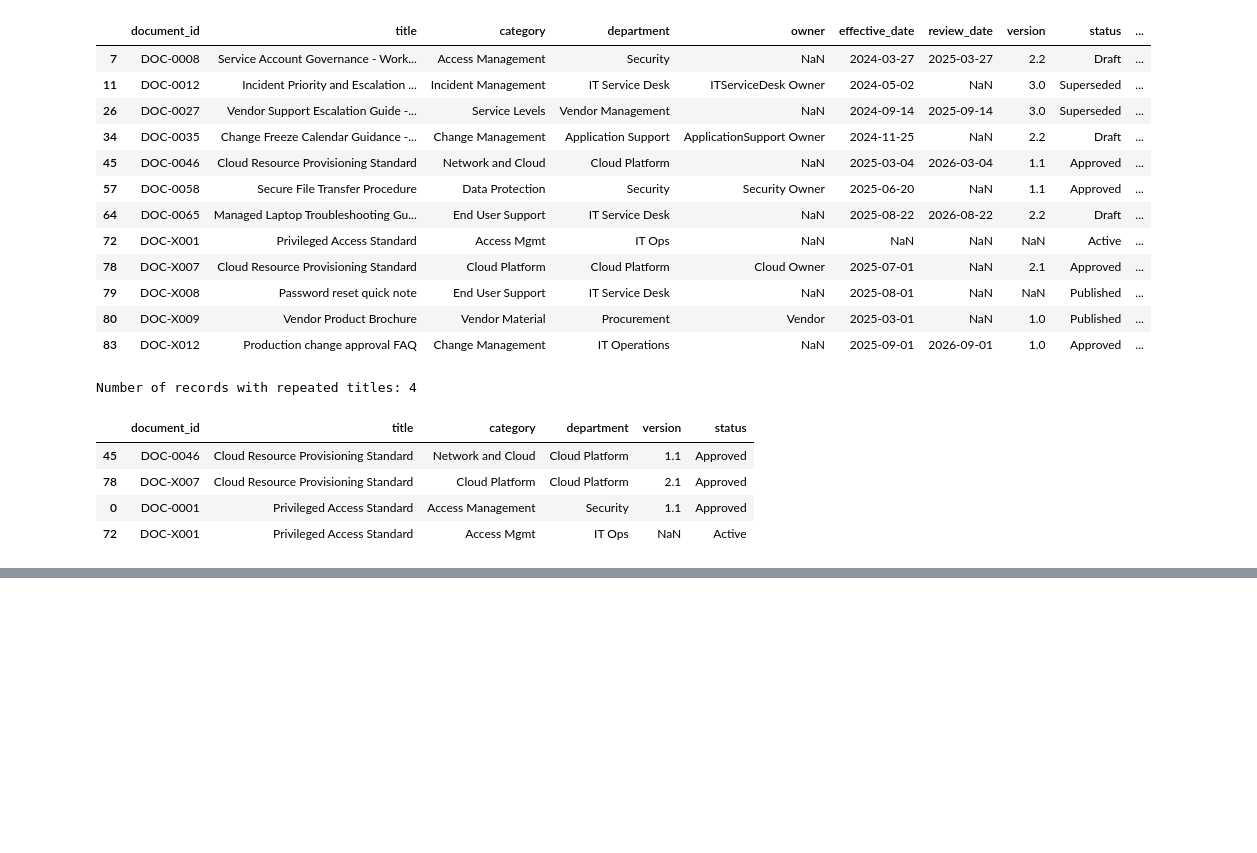
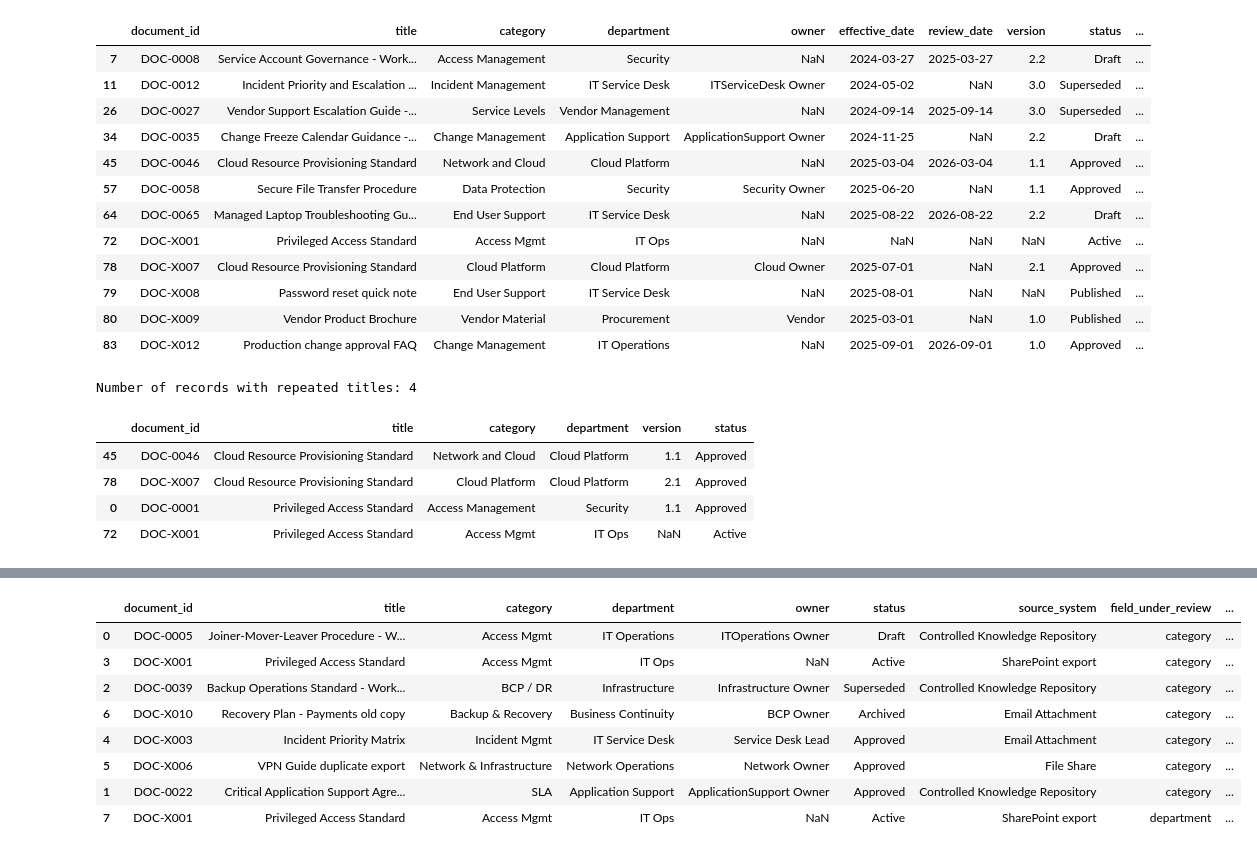
Before and after one commit to anurag-insights/RAG-Based-AI-Document-Assistant-, a Jupyter notebook: notebooks/02_Data_Cleaning.ipynb, the cells around one changed output, grey strips where cells are left out. Drawn from its saved outputs; the diff is of its cells as text; code cells hidden in the pictures; blank space fills up the shorter version.

```diff
--- a/notebooks/02_Data_Cleaning.ipynb
+++ b/notebooks/02_Data_Cleaning.ipynb
@@ -256,3 +256,20 @@ Number of records with repeated titles: 4
 | 78 | DOC-X007 | Cloud Resource Provisioning Standard | Cloud Platform | Cloud Platform | 2.1 | Approved |
 | 0 | DOC-0001 | Privileged Access Standard | Access Management | Security | 1.1 | Approved |
 | 72 | DOC-X001 | Privileged Access Standard | Access Mgmt | IT Ops | NaN | Active |
+# %%
+
+categorical_columns = [
+    "category",
+    "department",
+    "owner",
+    "status",
+    "source_system",
+    "access_level"
+]
+
+for column in categorical_columns:
+    if column in clean_df.columns:
+        print(f"\n{'=' * 60}")
+        print(f"Column: {column}")
+        print(f"Unique values: {clean_df[column].nunique(dropna=True)}")
+        print(clean_df[column].value_counts(dropna=False).to_string())
@@ -258,0 +319,55 @@ Number of records with repeated titles: 4
+# %%
+
+review_values = {
+    "category": [
+        "Access Mgmt",
+        "Incident Mgmt",
+        "SLA",
+        "BCP / DR",
+        "Network & Infrastructure",
+        "Backup & Recovery"
+    ],
+    "department": ["IT Ops"],
+    "status": ["approved"]
+}
+
+review_parts = []
+
+for column, values in review_values.items():
+    selected = clean_df[clean_df[column].isin(values)].copy()
+
+    if not selected.empty:
+        selected["field_under_review"] = column
+        selected["value_under_review"] = selected[column]
+        review_parts.append(selected)
+
+if review_parts:
+    metadata_review_df = pd.concat(review_parts, ignore_index=True)
+
+    display(
+        metadata_review_df[
+            [
+                "document_id",
+                "title",
+                "category",
+                "department",
+                "owner",
+                "status",
+                "source_system",
+                "field_under_review",
+                "value_under_review"
+            ]
+        ].sort_values(["field_under_review", "value_under_review"])
+    )
+else:
+    print("No candidate values found.")
+# %% [output]
+|  | document_id | title | category | department | owner | status | source_system | field_under_review | ... |
+| 0 | DOC-0005 | Joiner-Mover-Leaver Procedure - W... | Access Mgmt | IT Operations | ITOperations Owner | Draft | Controlled Knowledge Repository | category | ... |
+| 3 | DOC-X001 | Privileged Access Standard | Access Mgmt | IT Ops | NaN | Active | SharePoint export | category | ... |
+| 2 | DOC-0039 | Backup Operations Standard - Work... | BCP / DR | Infrastructure | Infrastructure Owner | Superseded | Controlled Knowledge Repository | category | ... |
+| 6 | DOC-X010 | Recovery Plan - Payments old copy | Backup & Recovery | Business Continuity | BCP Owner | Archived | Email Attachment | category | ... |
+| 4 | DOC-X003 | Incident Priority Matrix | Incident Mgmt | IT Service Desk | Service Desk Lead | Approved | Email Attachment | category | ... |
+| 5 | DOC-X006 | VPN Guide duplicate export | Network & Infrastructure | Network Operations | Network Owner | Approved | File Share | category | ... |
+| 1 | DOC-0022 | Critical Application Support Agre... | SLA | Application Support | ApplicationSupport Owner | Approved | Controlled Knowledge Repository | category | ... |
+| 7 | DOC-X001 | Privileged Access Standard | Access Mgmt | IT Ops | NaN | Active | SharePoint export | department | ... |
```
Also changed, not shown: parts of 8 cells of this notebook.
